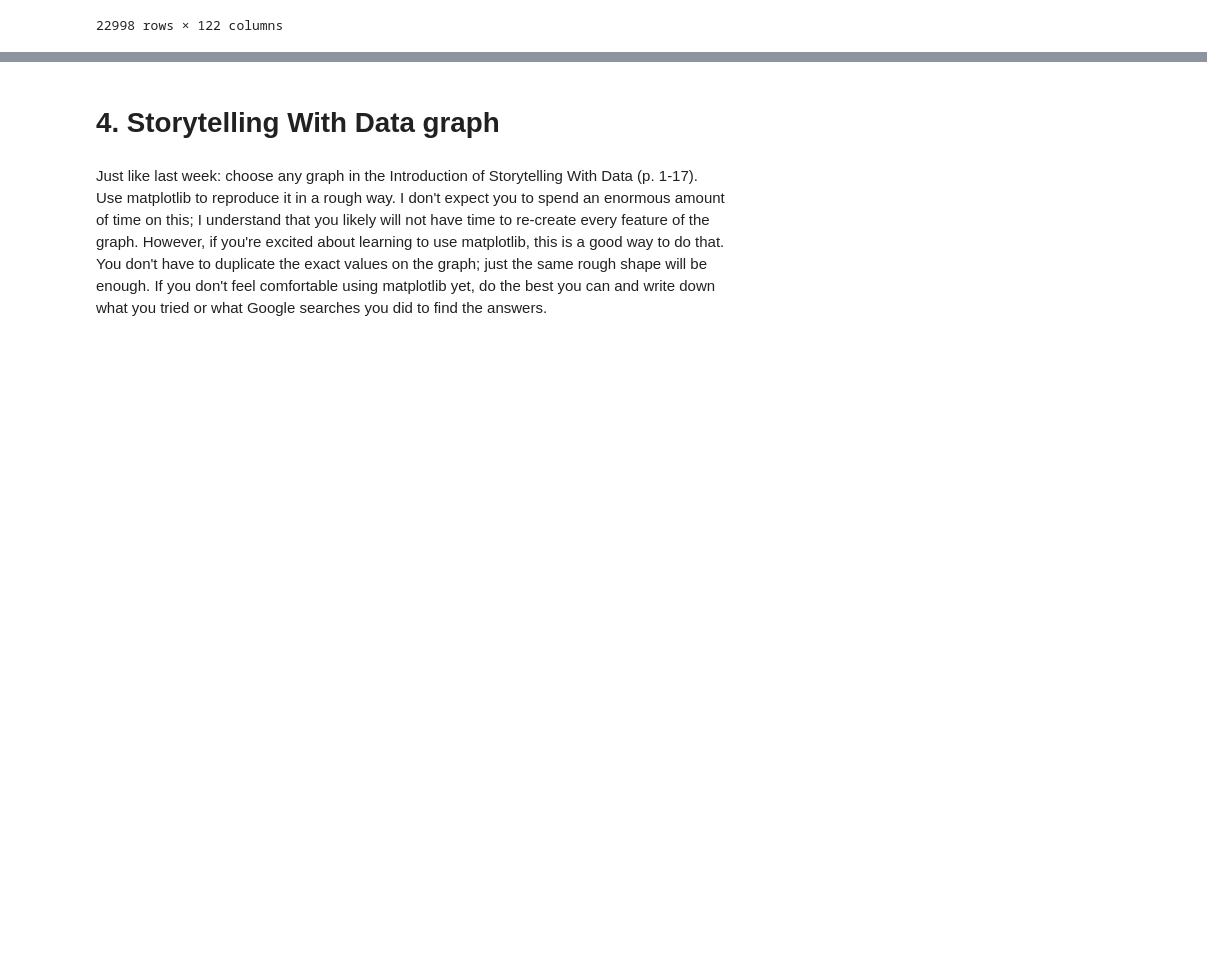
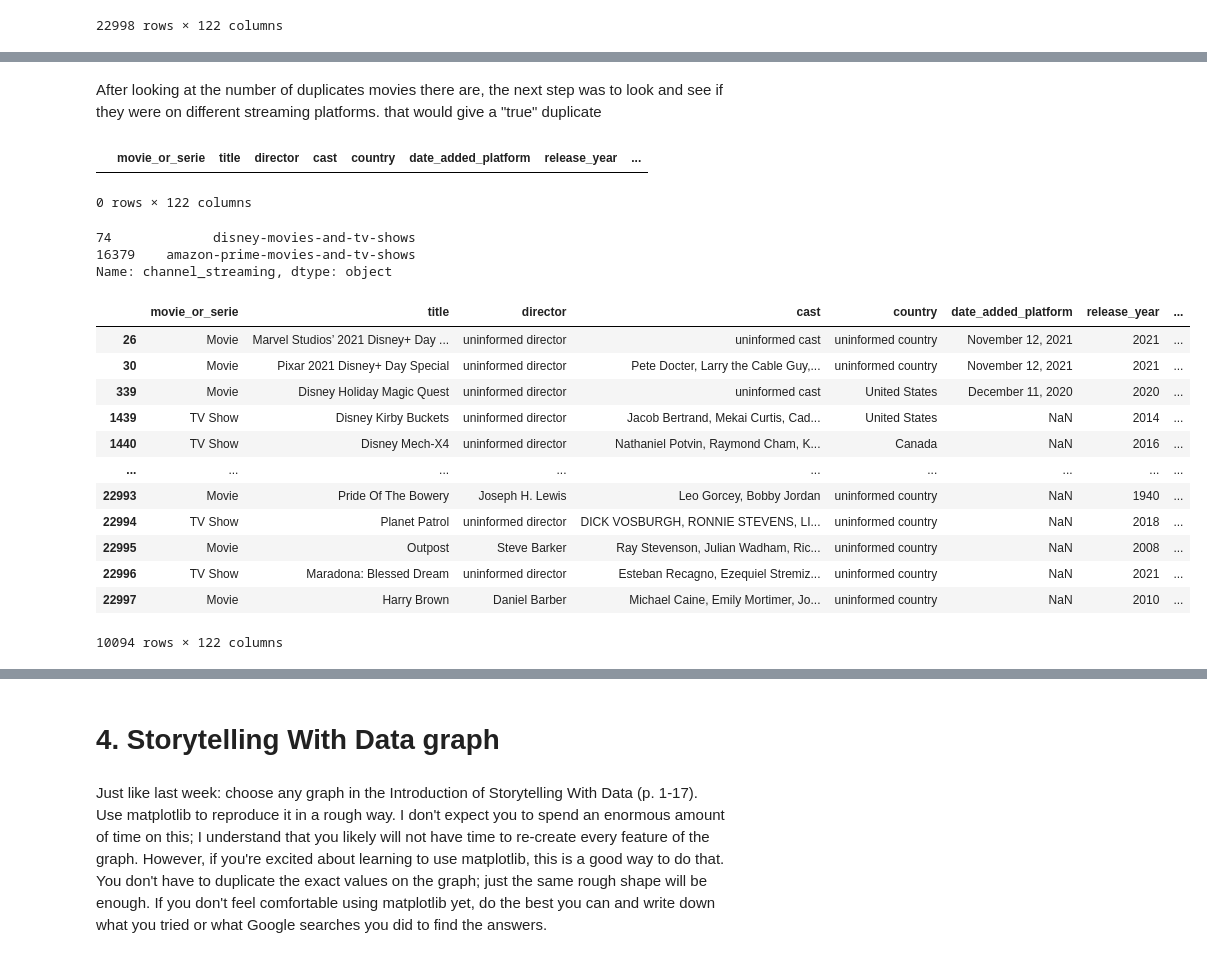
Before and after one commit to keshleem/dx699-summerai-homework2, a Jupyter notebook: OMDS-ModB2-Week2-Martin-Keshia-Lee.ipynb, the cells around one changed output, grey strips where cells are left out. Cells and saved outputs as stored; diff of their text form; code cells hidden in the pictures; blank space fills up the shorter version.

```diff
--- a/OMDS-ModB2-Week2-Martin-Keshia-Lee.ipynb
+++ b/OMDS-ModB2-Week2-Martin-Keshia-Lee.ipynb
@@ -319,0 +387,31 @@ df_movie_tv_streaming
+# %% [markdown]
+After looking at the number of duplicates movies there are, the next step was to look and see if they were on different streaming platforms. that would give a "true" duplicate
+# %%
+df_movie_tv_streaming[df_movie_tv_streaming.duplicated(subset=['title', 'channel_streaming'], keep=False)]
+# %% [output]
+|  | movie_or_serie | title | director | cast | country | date_added_platform | release_year | ... |
+0 rows × 122 columns
+# %%
+# verification of there being no duplicates for movies on the same streaming service multiple times in the dataset
+df_movie_tv_streaming.loc[df_movie_tv_streaming['title']== 'Black Widow', 'channel_streaming']
+# %% [output]
+74             disney-movies-and-tv-shows
+16379    amazon-prime-movies-and-tv-shows
+Name: channel_streaming, dtype: object
+# %%
+# check for missing values
+df_movie_tv_streaming[df_movie_tv_streaming.isnull().any(axis=1)]
+# %% [output]
+|  | movie_or_serie | title | director | cast | country | date_added_platform | release_year | ... |
+| 26 | Movie | Marvel Studios’ 2021 Disney+ Day ... | uninformed director | uninformed cast | uninformed country | November 12, 2021 | 2021 | ... |
+| 30 | Movie | Pixar 2021 Disney+ Day Special | uninformed director | Pete Docter, Larry the Cable Guy,... | uninformed country | November 12, 2021 | 2021 | ... |
+| 339 | Movie | Disney Holiday Magic Quest | uninformed director | uninformed cast | United States | December 11, 2020 | 2020 | ... |
+| 1439 | TV Show | Disney Kirby Buckets | uninformed director | Jacob Bertrand, Mekai Curtis, Cad... | United States | NaN | 2014 | ... |
+| 1440 | TV Show | Disney Mech-X4 | uninformed director | Nathaniel Potvin, Raymond Cham, K... | Canada | NaN | 2016 | ... |
+| ... | ... | ... | ... | ... | ... | ... | ... | ... |
+| 22993 | Movie | Pride Of The Bowery | Joseph H. Lewis | Leo Gorcey, Bobby Jordan | uninformed country | NaN | 1940 | ... |
+| 22994 | TV Show | Planet Patrol | uninformed director | DICK VOSBURGH, RONNIE STEVENS, LI... | uninformed country | NaN | 2018 | ... |
+| 22995 | Movie | Outpost | Steve Barker | Ray Stevenson, Julian Wadham, Ric... | uninformed country | NaN | 2008 | ... |
+| 22996 | TV Show | Maradona: Blessed Dream | uninformed director | Esteban Recagno, Ezequiel Stremiz... | uninformed country | NaN | 2021 | ... |
+| 22997 | Movie | Harry Brown | Daniel Barber | Michael Caine, Emily Mortimer, Jo... | uninformed country | NaN | 2010 | ... |
+10094 rows × 122 columns
```
Also changed, not shown: parts of 20 cells of this notebook, 1 other file.
